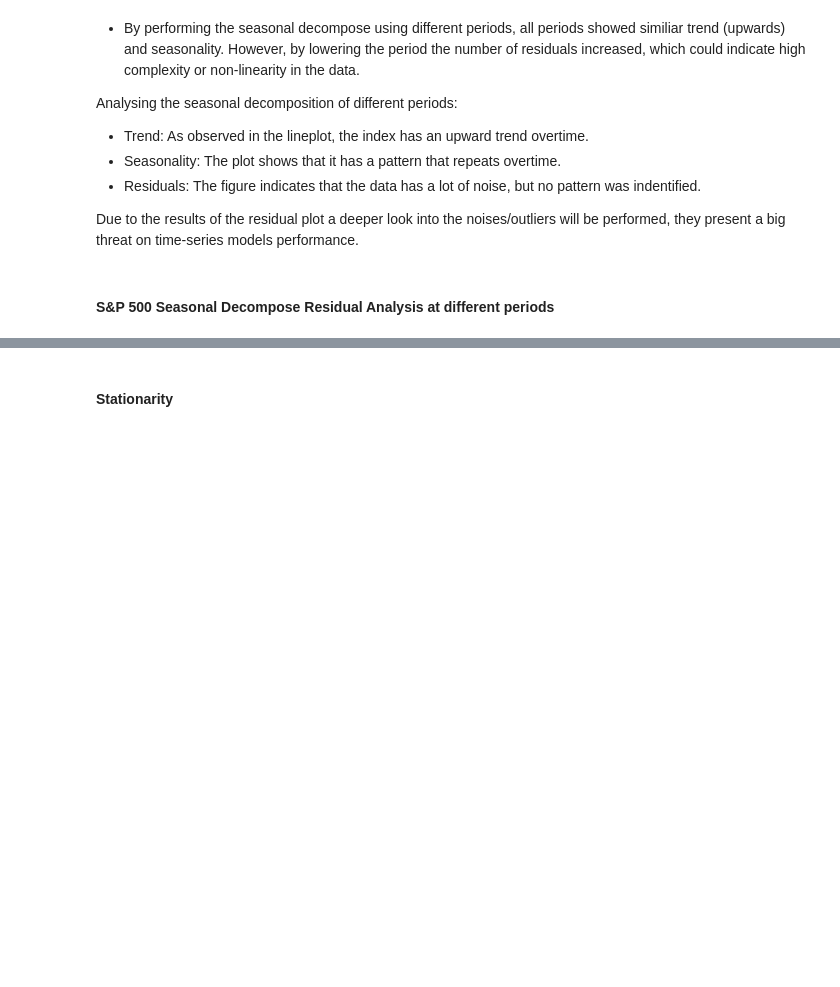
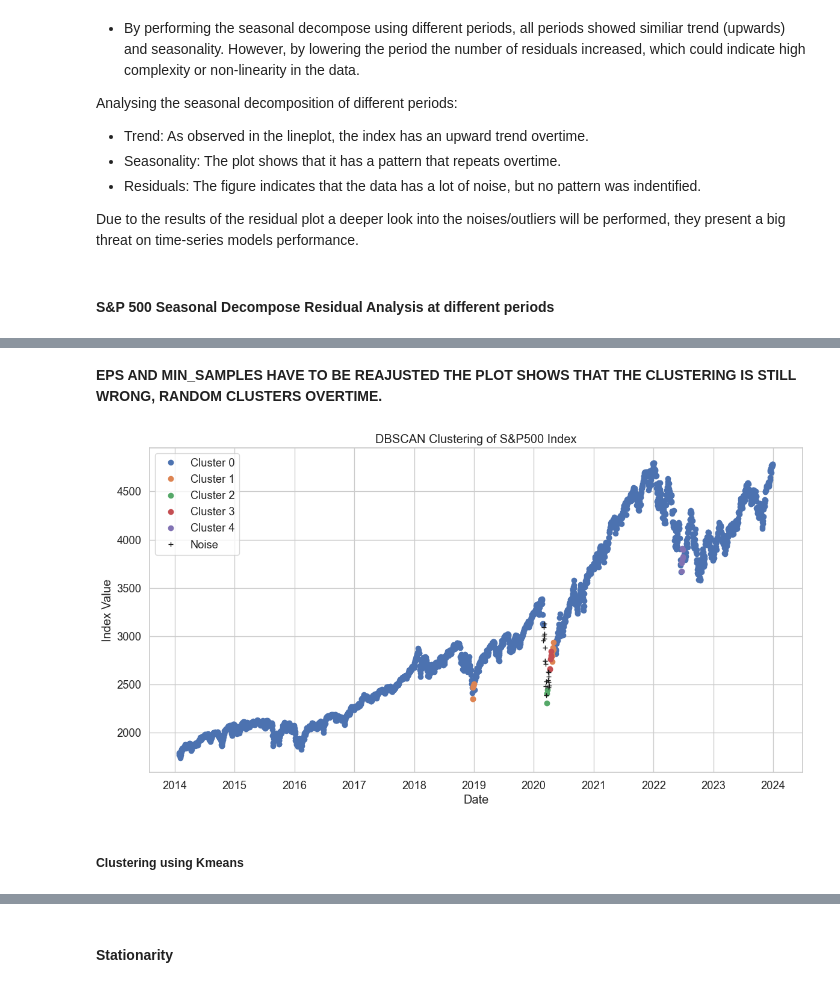
Before and after one commit to nozomu2020264/MSc-Capstone-Project, a Jupyter notebook: Capstone Project - Nozomu - 2020264.ipynb, the cells around one changed output, grey strips where cells are left out. Cells and saved outputs as stored; diff of their text form; code cells hidden in the pictures; blank space fills up the shorter version.

```diff
--- a/Capstone Project - Nozomu - 2020264.ipynb
+++ b/Capstone Project - Nozomu - 2020264.ipynb
@@ -475,0 +485,50 @@ The implications of this is that the selection of time series models need to be
+# %%
+df_BF2 = df_BF.copy()
+
+# Setting variables for DBSCAN.
+rolling_window_size = 21  # Adjust the window size as 21, it capture more nuances of the data based on the previous plots.
+features = np.column_stack([
+    df_BF2['Close'].rolling(window=rolling_window_size).mean(), # Extracting the mean.
+    df_BF2['Close'].rolling(window=rolling_window_size).std() # Extracting the std Dev.
+])
+# %%
+from sklearn.preprocessing import StandardScaler
+
+# Scaling the features for the model.
+scaler = StandardScaler()
+scaled_features = scaler.fit_transform(features[rolling_window_size-1:])  # Cutting off NaNs from rolling.
+# %%
+from sklearn.cluster import DBSCAN
+
+# These parameters were attempted few times, but still need tunning.
+dbscan = DBSCAN(eps=0.25, min_samples=5) # The lower the number the more sensitive it gets.
+clusters = dbscan.fit_predict(scaled_features)
+# %%
+df_BF2 = df_BF2.iloc[rolling_window_size-1:]
+df_BF2['cluster'] = clusters # creating a column cluster for identification.
+# %% [markdown]
+<b> EPS AND MIN_SAMPLES HAVE TO BE REAJUSTED THE PLOT SHOWS THAT THE CLUSTERING IS STILL WRONG, RANDOM CLUSTERS OVERTIME.
+# %%
+plt.figure(figsize=(14, 7))
+# Plot the core samples
+for cluster in set(clusters):
+    if cluster == -1:
+        continue
+    core_samples_mask = np.zeros_like(clusters, dtype=bool)
+    core_samples_mask[dbscan.core_sample_indices_] = True
+    plt.plot(df_BF2.index[core_samples_mask & (clusters == cluster)],
+             df_BF2['Close'][core_samples_mask & (clusters == cluster)],
+             'o', label=f'Cluster {cluster}')
+
+# Plot the outliers
+plt.plot(df_BF2.index[clusters == -1], df_BF2['Close'][clusters == -1], 'k+', label='Noise')
+
+plt.legend()
+plt.title('DBSCAN Clustering of S&P500 Index')
+plt.xlabel('Date')
+plt.ylabel('Index Value')
+plt.show()
+# %% [output]
+[figure, added]
+# %% [markdown]
+##### Clustering using Kmeans
```
Also changed, not shown: parts of 35 cells of this notebook.
